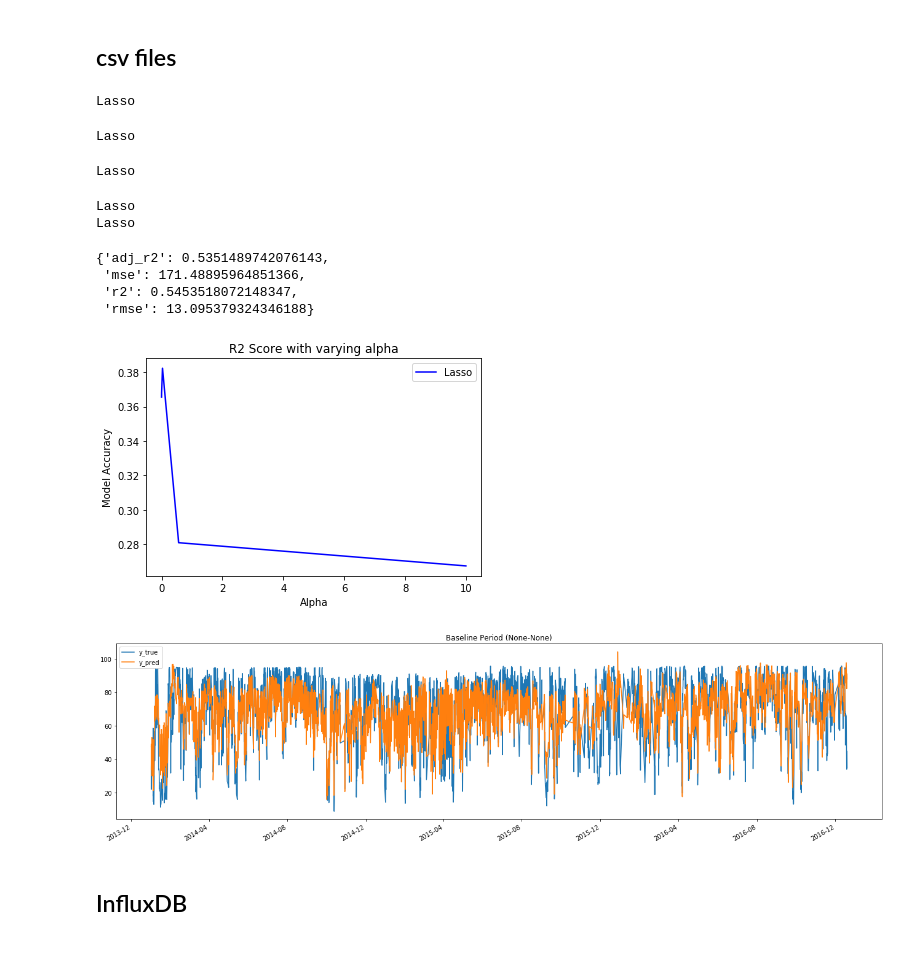
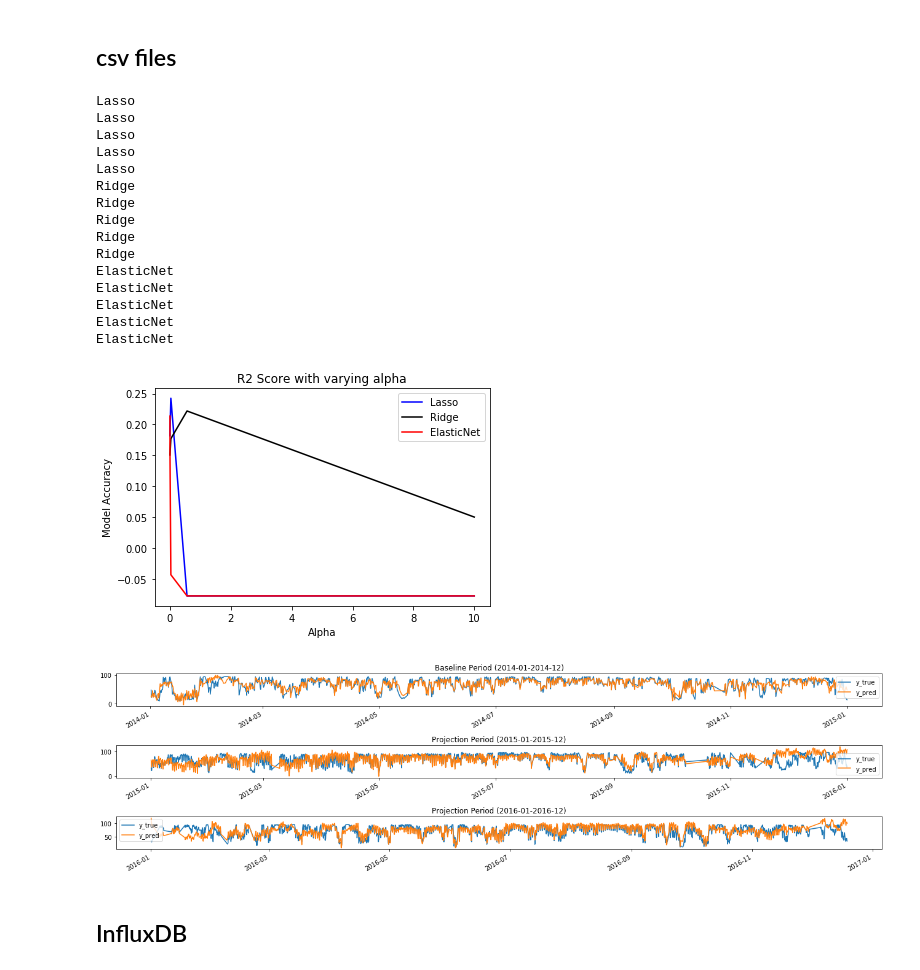
Before and after one commit to marcopritoni/BuildingEnergyAnalytics, a Jupyter notebook: BuildingEnergyAnalytics/Modeling/Main.ipynb, the cells around one changed output. Drawn from its saved outputs; the diff is of its cells as text; code cells hidden in the pictures.

```diff
--- a/BuildingEnergyAnalytics/Modeling/Main.ipynb
+++ b/BuildingEnergyAnalytics/Modeling/Main.ipynb
@@ -13,35 +13,43 @@ from Influx_Dataframe_Client import Influx_Dataframe_Client
 # %%
 def func(X, y):
     from sklearn.linear_model import LinearRegression
     from sklearn.model_selection import cross_val_score
     model = LinearRegression()
     model.fit(X, y)
     return model.predict(X)
 
 main_obj = Wrapper()
 imported_data = main_obj.import_data(folder_name='../../../../../Desktop/LBNL/Data/', head_row=[5,5,0])
 cleaned_data = main_obj.clean_data(imported_data, high_bound=9998,
                                 rename_col=['OAT', 'RelHum_Avg', 'CHW_Elec', 'Elec', 'Gas', 'HW_Heat'])
 preprocessed_data = main_obj.preprocess_data(cleaned_data, WEEK=True, TOD=True, var_to_expand=['TOD','WEEK'])
 
 preprocessed_data.to_csv('preprocessed_data.csv')
 
 main_obj.model(preprocessed_data, output_col='HW_Heat', alphas=np.logspace(-4,1,5), figsize=(18,5),
-#                time_period=["2014-01","2014-12", "2015-01","2015-12", "2016-01","2016-12"],
+               time_period=["2014-01","2014-12", "2015-01","2015-12", "2016-01","2016-12"],
 #                exclude_time_period=['2014-06', '2014-07'],
                custom_model_func=func)
+
+del main_obj
 # %% [output]
 Lasso
+Lasso
+Lasso
+Lasso
+Lasso
+Ridge
+Ridge
+Ridge
+Ridge
+Ridge
+ElasticNet
+ElasticNet
+ElasticNet
+ElasticNet
+ElasticNet
-Lasso
-Lasso
-Lasso
-Lasso
-{'adj_r2': 0.5351489742076143,
- 'mse': 171.48895964851366,
- 'r2': 0.5453518072148347,
- 'rmse': 13.095379324346188}
-[figure, old version]
+[figure, new version]
-[figure, old version]
+[figure, new version]
 # %% [markdown]
 ## InfluxDB
 # %%
```
Also changed, not shown: 7 other files.
